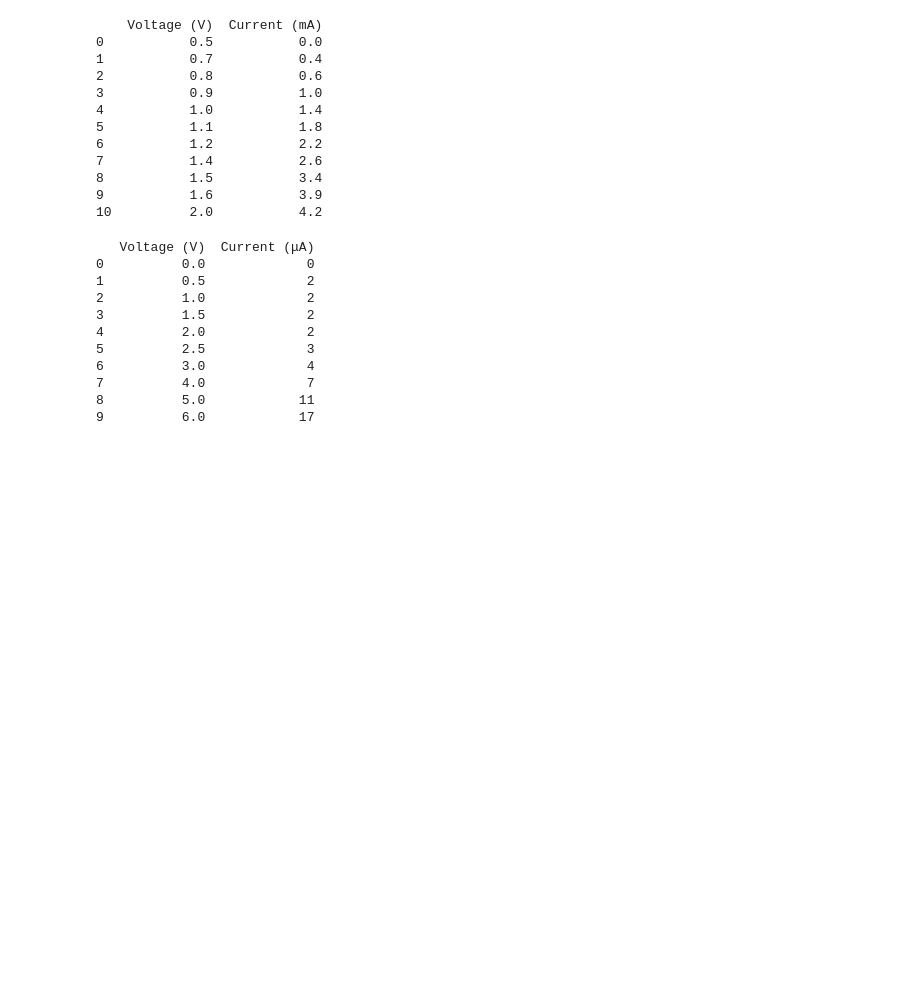
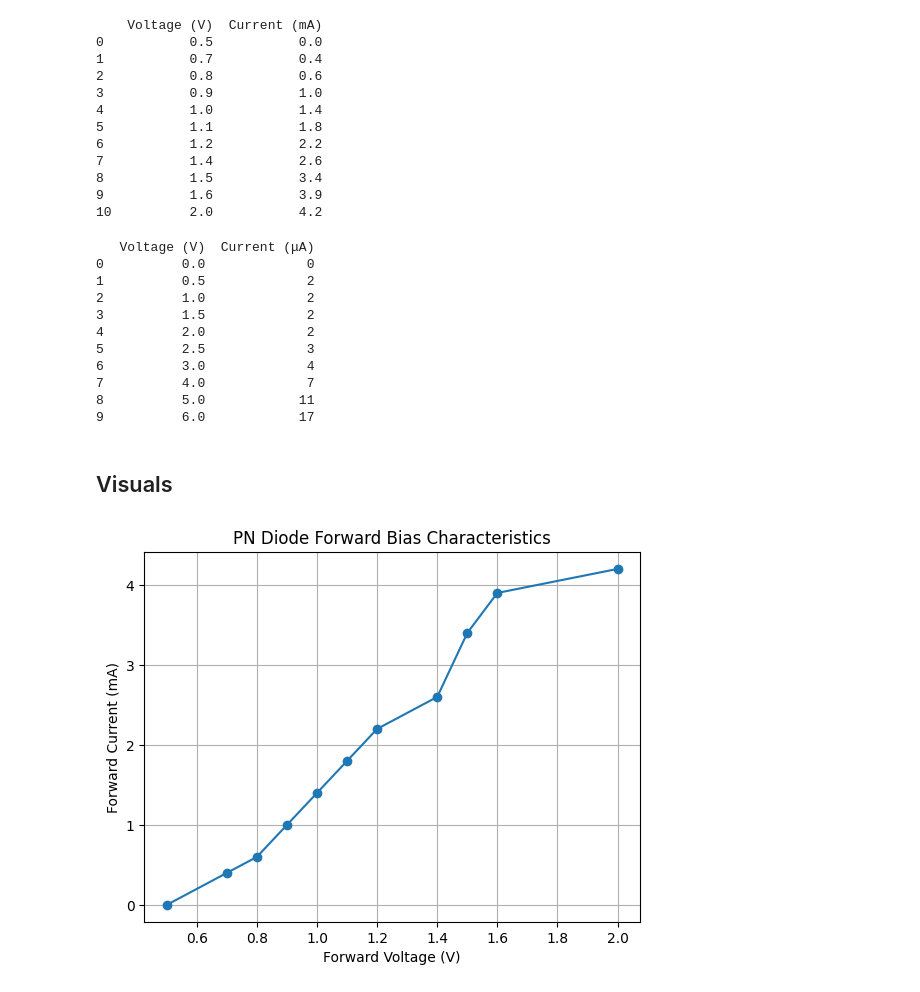
Before and after one commit to pranauvskandhan/Electronics-UPY22401J, a Jupyter notebook: lab/pn-diode.ipynb, the cells around one changed output. Cells and saved outputs as stored; diff of their text form; code cells hidden in the pictures; blank space fills up the shorter version.

```diff
--- a/lab/pn-diode.ipynb
+++ b/lab/pn-diode.ipynb
@@ -42,3 +42,16 @@ print(rb_table)
 7          4.0             7
 8          5.0            11
 9          6.0            17
+# %% [markdown]
+## Visuals
+# %%
+# forward bias
+plt.figure()
+plt.plot(fb_table['Voltage (V)'], fb_table['Current (mA)'], marker='o')
+plt.xlabel('Forward Voltage (V)')
+plt.ylabel('Forward Current (mA)')
+plt.title('PN Diode Forward Bias Characteristics')
+plt.grid(True)
+plt.show()
+# %% [output]
+[figure, added]
```
Also changed, not shown: parts of 2 cells of this notebook, 2 other files.
